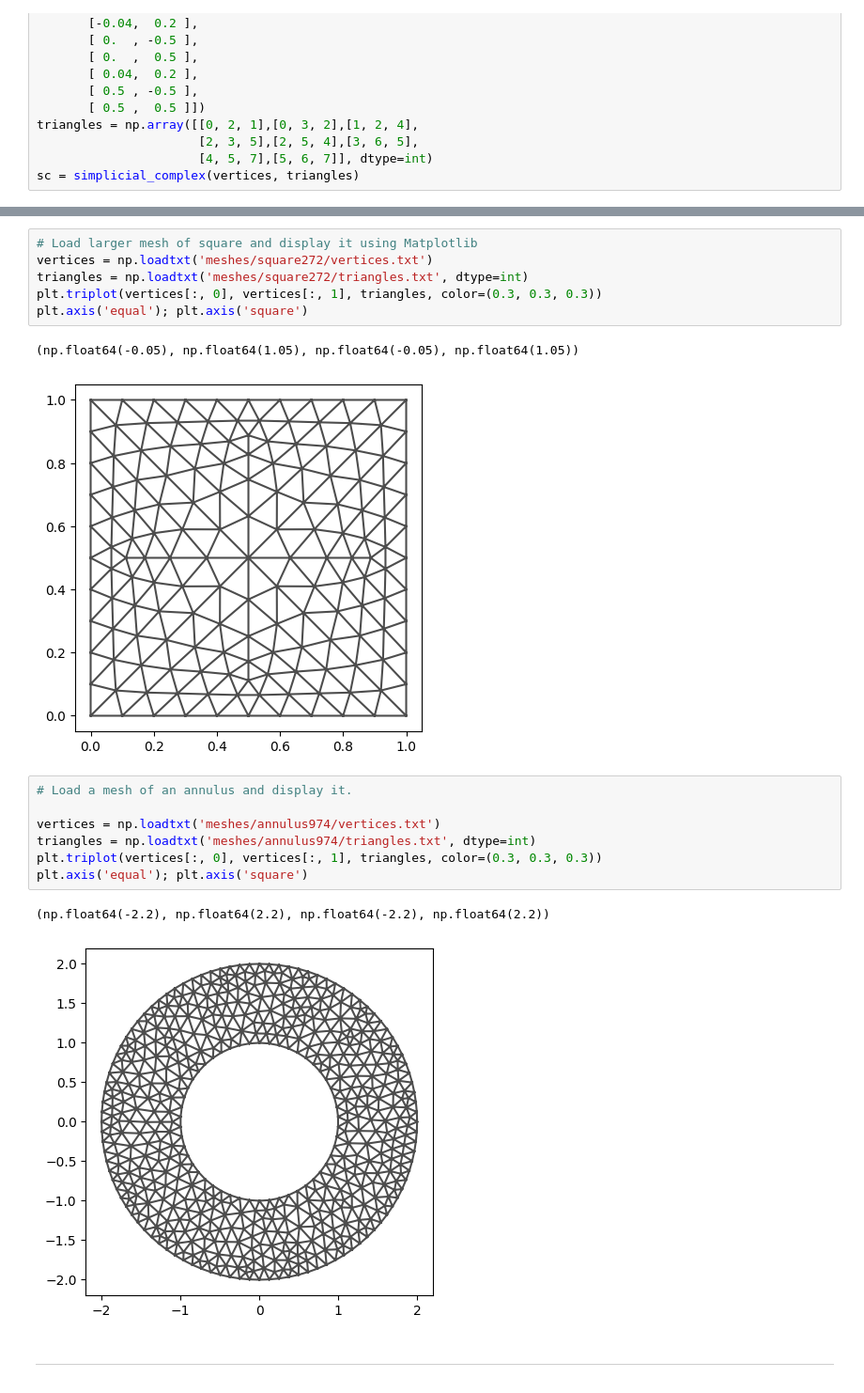
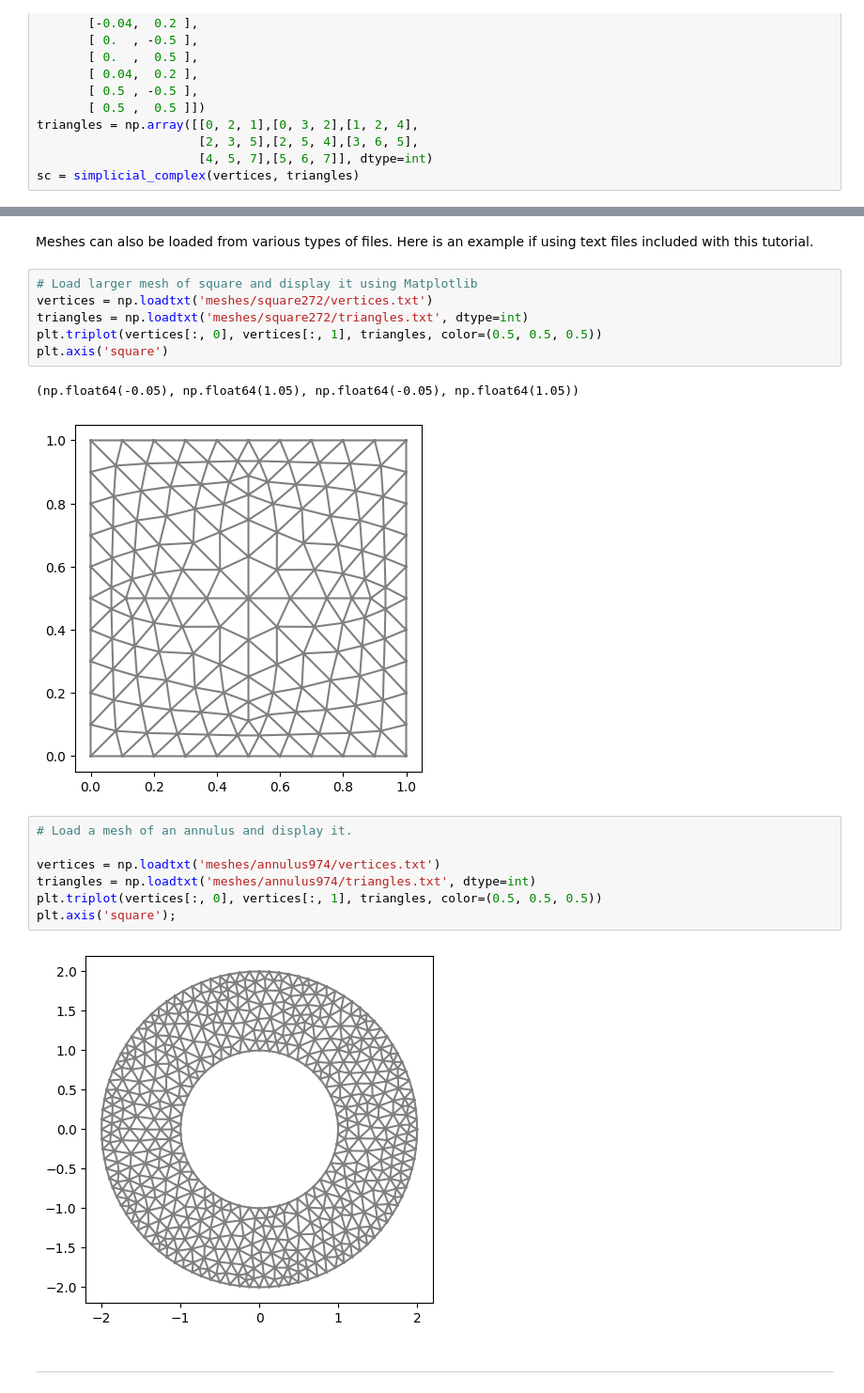
Before and after one commit to discrete-exterior-calculus/dec-icts-2025, a Jupyter notebook: PyDEC-intro.ipynb, the cells around one changed output, grey strips where cells are left out. Shown at 94% size. Drawn from its saved outputs; the diff is of its cells as text.

```diff
--- a/PyDEC-intro.ipynb
+++ b/PyDEC-intro.ipynb
@@ -52,22 +51,23 @@ Meshes can also be loaded from various types of files. Here is an example if usi
+# %% [markdown]
+Meshes can also be loaded from various types of files. Here is an example if using text files included with this tutorial.
 # %%
 # Load larger mesh of square and display it using Matplotlib
 vertices = np.loadtxt('meshes/square272/vertices.txt')
 triangles = np.loadtxt('meshes/square272/triangles.txt', dtype=int)
-plt.triplot(vertices[:, 0], vertices[:, 1], triangles, color=(0.3, 0.3, 0.3))
-plt.axis('equal'); plt.axis('square')
+plt.triplot(vertices[:, 0], vertices[:, 1], triangles, color=(0.5, 0.5, 0.5))
+plt.axis('square')
 # %% [output]
 (np.float64(-0.05), np.float64(1.05), np.float64(-0.05), np.float64(1.05))
-[figure, old version]
+[figure, new version]
 # %%
 # Load a mesh of an annulus and display it.
 
 vertices = np.loadtxt('meshes/annulus974/vertices.txt')
 triangles = np.loadtxt('meshes/annulus974/triangles.txt', dtype=int)
-plt.triplot(vertices[:, 0], vertices[:, 1], triangles, color=(0.3, 0.3, 0.3))
-plt.axis('equal'); plt.axis('square')
+plt.triplot(vertices[:, 0], vertices[:, 1], triangles, color=(0.5, 0.5, 0.5))
+plt.axis('square');
 # %% [output]
-(np.float64(-2.2), np.float64(2.2), np.float64(-2.2), np.float64(2.2))
-[figure, old version]
+[figure, new version]
 # %% [markdown]
 ---
 # %% [markdown]
```
Also changed, not shown: parts of 24 cells of this notebook.
